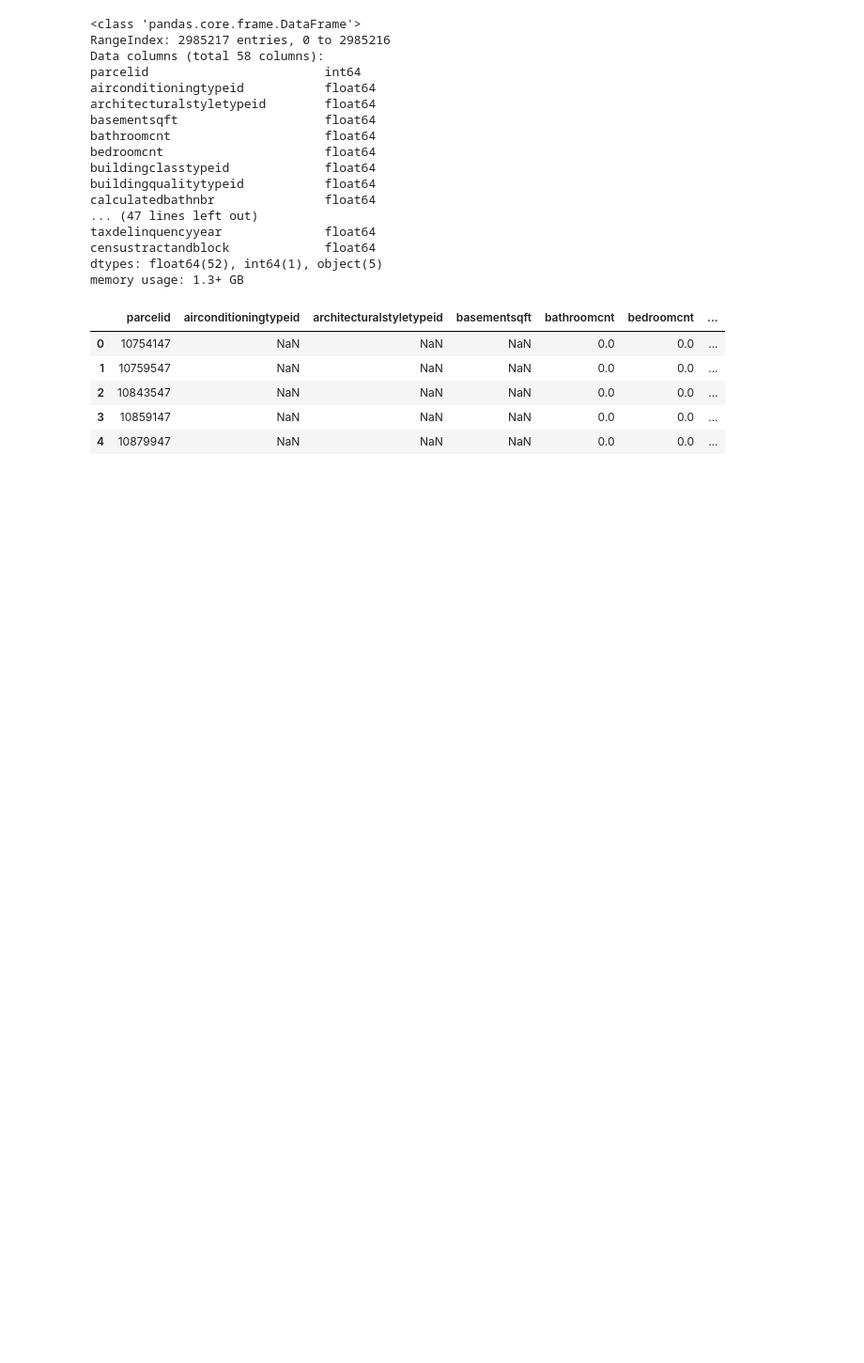
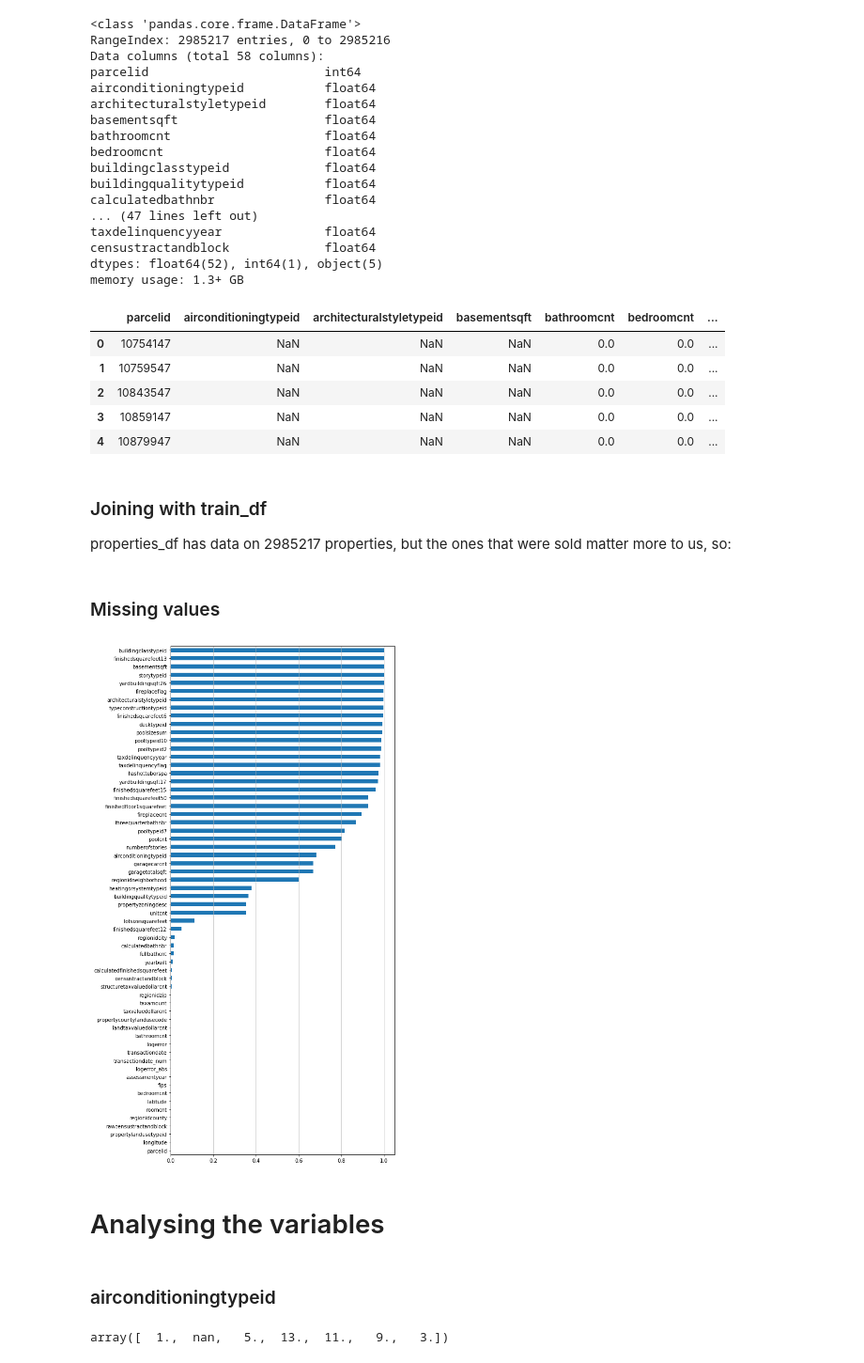
Before and after one commit to schiller/kaggle_zillow_prize, a Jupyter notebook: notebooks/EDA.ipynb, the cells around one changed output. Shown at 94% size. Drawn from its saved outputs; the diff is of its cells as text; code cells hidden in the pictures; blank space fills up the shorter version.

```diff
--- a/notebooks/EDA.ipynb
+++ b/notebooks/EDA.ipynb
@@ -95,3 +155,28 @@ properties_df.head()
 | 2 | 10843547 | NaN | NaN | NaN | 0.0 | 0.0 | ... |
 | 3 | 10859147 | NaN | NaN | NaN | 0.0 | 0.0 | ... |
 | 4 | 10879947 | NaN | NaN | NaN | 0.0 | 0.0 | ... |
+# %% [markdown]
+### Joining with train_df
+
+properties_df has data on 2985217 properties, but the ones that were sold matter more to us, so:
+# %%
+train_df = pd.merge(train_df, properties_df, how='left', on='parcelid')
+# %% [markdown]
+### Missing values
+# %%
+missing = train_df.isnull().sum() / train_df.isnull().count()
+missing = missing.sort_values()
+
+plt.figure(figsize=(8, len(missing) * .3))
+ax = missing.plot(kind='barh')
+ax.xaxis.grid(True)
+# %% [output]
+[figure, added]
+# %% [markdown]
+# Analysing the variables
+# %% [markdown]
+### airconditioningtypeid
+# %%
+train_df['airconditioningtypeid'].unique()
+# %% [output]
+array([  1.,  nan,   5.,  13.,  11.,   9.,   3.])
```
Also changed, not shown: parts of 13 cells of this notebook, 2 other files.
